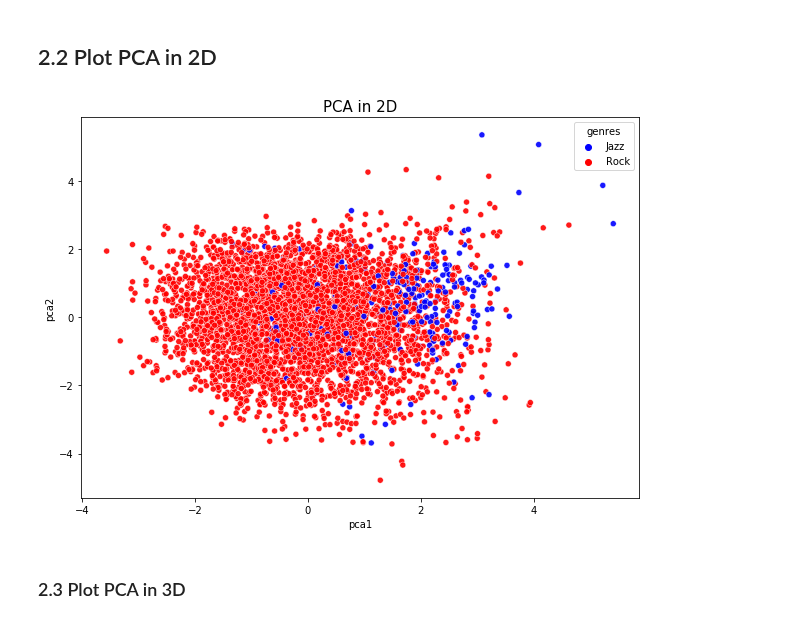
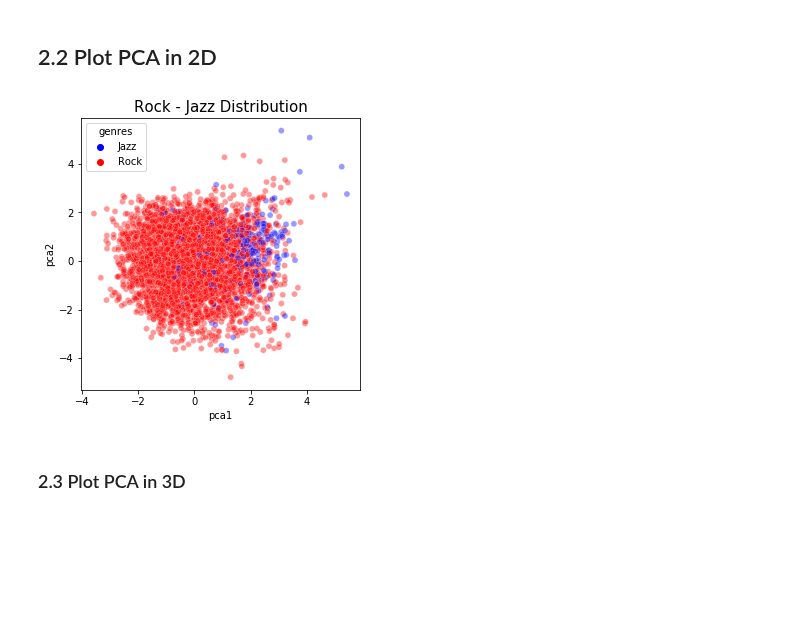
Before and after one commit to gaetanoantonicchio/DataMining-2, a Jupyter notebook: src/Module 1/Classification/Decision Tree - KNN/Echonest_audiofeatures/binary-genre_classification-echonest.ipynb, the cells around one changed output. Cells and saved outputs as stored; diff of their text form; code cells hidden in the pictures; blank space fills up the shorter version.

```diff
--- a/src/Module 1/Classification/Decision Tree - KNN/Echonest_audiofeatures/binary-genre_classification-echonest.ipynb
+++ b/src/Module 1/Classification/Decision Tree - KNN/Echonest_audiofeatures/binary-genre_classification-echonest.ipynb
@@ -205,25 +205,25 @@ Explained variation per principal component:
 # %%
 # generating df for plotting PCA
 df = pd.DataFrame()
 df['pca1'] = pca_proj[:,0]
 df['pca2'] = pca_proj[:,1]
 df['pca3'] = pca_proj[:,2] # used for 3D plot
 df['genres'] = labels.apply(lambda x: "Rock" if x==1 else "Jazz")
 
 # plot scatter of PCA
-plt.figure(figsize=(10,7))
+plt.figure(figsize=(5,5))
 sns.scatterplot(
     x="pca1", y="pca2",
     hue='genres',
     palette={'Jazz':'blue','Rock':'red'},
     data=df,
     legend="full",
-    alpha=0.9
+    alpha=0.4
 )
-plt.title("PCA in 2D", fontsize= 15)
+plt.title("Rock - Jazz Distribution", fontsize= 15)
 plt.show()
 # %% [output]
-[figure, old version]
+[figure, new version]
 # %% [markdown]
 ### 2.3 Plot PCA in 3D
 # %%
```
Also changed, not shown: parts of 8 cells of this notebook, 2 other files.
